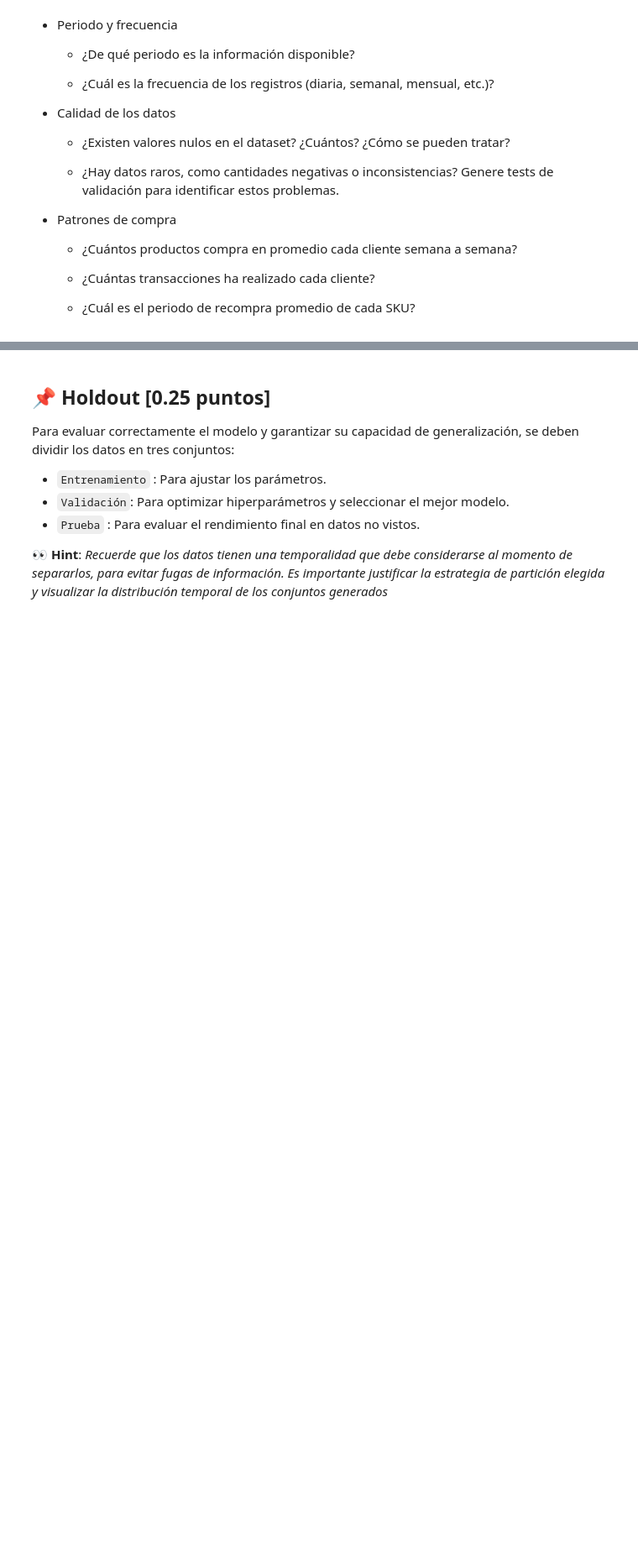
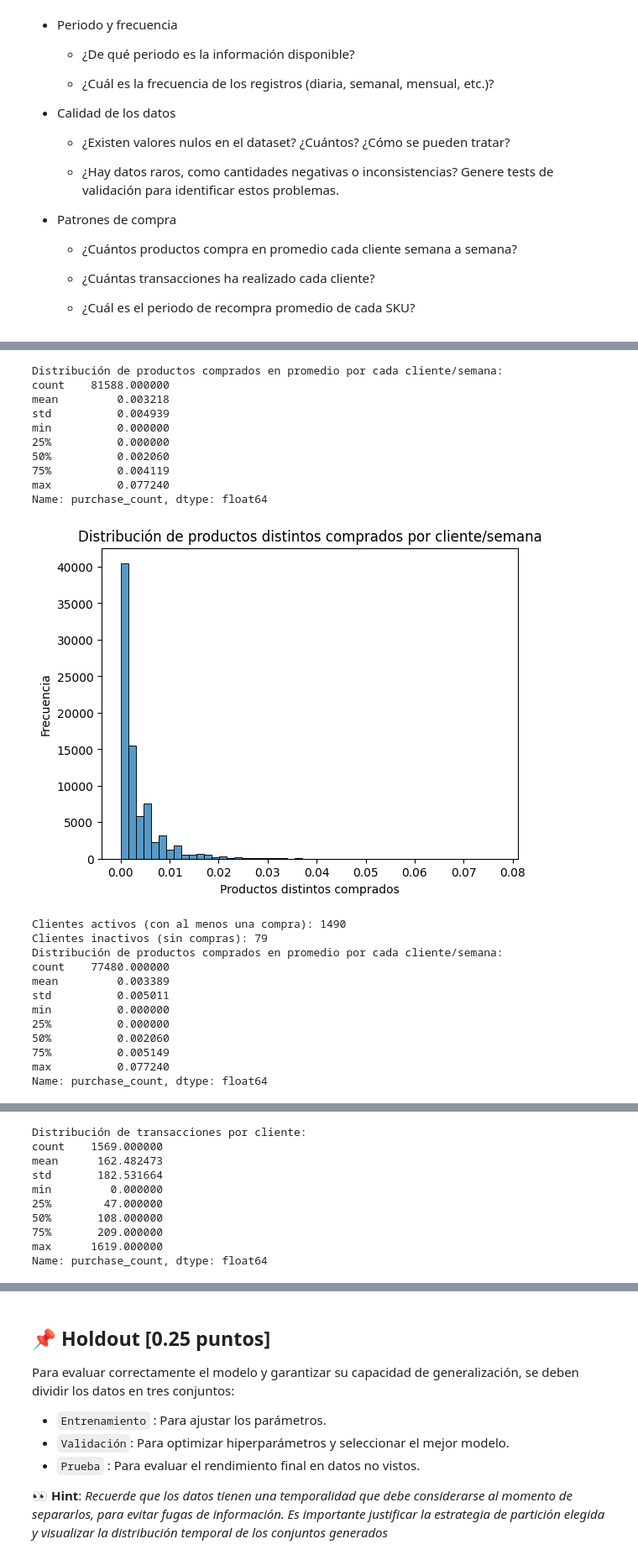
Before and after one commit to fco-marquez/MDS7202_Free_Riders, a Jupyter notebook: entrega1/enunciado_entrega1.ipynb, the cells around one changed output, grey strips where cells are left out. Shown: that part at 84% size. Drawn from its saved outputs; the diff is of its cells as text; code cells hidden in the pictures; blank space fills up the shorter version.

```diff
--- a/entrega1/enunciado_entrega1.ipynb
+++ b/entrega1/enunciado_entrega1.ipynb
@@ -590,36 +715,78 @@ df_copy = df_copy.drop(columns="items_times3")
 # %%
 # Patrones de compra
-# Productos comprados promedio por cliente por semana
-df['week'] = df['purchase_date'].dt.to_period('W')
+# Productos comprados en promedio por cada cliente/semana
 prod_per_client_week = (
-    df.groupby(['customer_id','week'])['product_id']
-    .nunique()
+    df.groupby(['customer_id','week'])['purchase_count']
+    .mean()
 )
-print("Distribución de productos comprados promedio por cliente por semana:")
+print("Distribución de productos comprados en promedio por cada cliente/semana:")
 print(prod_per_client_week.describe())
 
 sns.histplot(prod_per_client_week, bins=50)
 plt.title("Distribución de productos distintos comprados por cliente/semana")
+plt.xlabel("Productos distintos comprados")
+plt.ylabel("Frecuencia")
+plt.show()
+
+# Clientes activos
+active_customer_ids = df[df["bought"] != 0]["customer_id"].unique()
+num_active_customers = len(active_customer_ids)
+print(f"Clientes activos (con al menos una compra): {num_active_customers}")
+print(f"Clientes inactivos (sin compras): {num_customers - num_active_customers}")
+prod_per_client_active_week = (
+    df[df["customer_id"].isin(active_customer_ids)].groupby(['customer_id','week'])['purchase_count']
+    .mean()
+)
+print("Distribución de productos comprados en promedio por cada cliente/semana:")
+print(prod_per_client_active_week.describe())
+sns.histplot(prod_per_client_active_week, bins=50)
+plt.title("Distribución de productos distintos comprados por cliente/semana (clientes activos)")
+plt.xlabel("Productos distintos comprados")
+plt.ylabel("Frecuencia")
 plt.show()
 
 # Transacciones por cliente
-tx_per_client = df.groupby('customer_id')['order_id'].nunique()
+tx_per_client = df.groupby('customer_id')["purchase_count"].sum()
 print("Distribución de transacciones por cliente:")
 print(tx_per_client.describe())
 
 sns.histplot(tx_per_client, bins=50)
 plt.title("Distribución de transacciones por cliente")
 plt.show()
 
-# Periodo de recompra promedio por SKU
-df_sorted = df.sort_values(['product_id','purchase_date'])
+# Periodo de recompra promedio por SKU por semana
+df_sorted = df_transactions.sort_values(['product_id','purchase_date'])
 df_sorted['prev_purchase'] = df_sorted.groupby('product_id')['purchase_date'].shift(1)
 df_sorted['recompra_dias'] = (df_sorted['purchase_date'] - df_sorted['prev_purchase']).dt.days
 
 recompra_promedio = df_sorted.groupby('product_id')['recompra_dias'].mean().dropna()
 print("Recompra promedio (en días) por SKU:")
 print(recompra_promedio.describe())
 
 sns.histplot(recompra_promedio, bins=50)
 plt.title("Distribución de días promedio entre compras por SKU")
 plt.show()
+# %% [output]
+Distribución de productos comprados en promedio por cada cliente/semana:
+count    81588.000000
+mean         0.003218
+std          0.004939
+min          0.000000
+25%          0.000000
+50%          0.002060
+75%          0.004119
+max          0.077240
+Name: purchase_count, dtype: float64
+[figure, added]
+Clientes activos (con al menos una compra): 1490
+Clientes inactivos (sin compras): 79
+Distribución de productos comprados en promedio por cada cliente/semana:
+count    77480.000000
+mean         0.003389
+std          0.005011
+min          0.000000
+25%          0.000000
+50%          0.002060
+75%          0.005149
+max          0.077240
+Name: purchase_count, dtype: float64
@@ -625,0 +794,10 @@ plt.show()
+Distribución de transacciones por cliente:
+count    1569.000000
+mean      162.482473
+std       182.531664
+min         0.000000
+25%        47.000000
+50%       108.000000
+75%       209.000000
+max      1619.000000
+Name: purchase_count, dtype: float64
```
Also changed, not shown: parts of 27 cells of this notebook.
